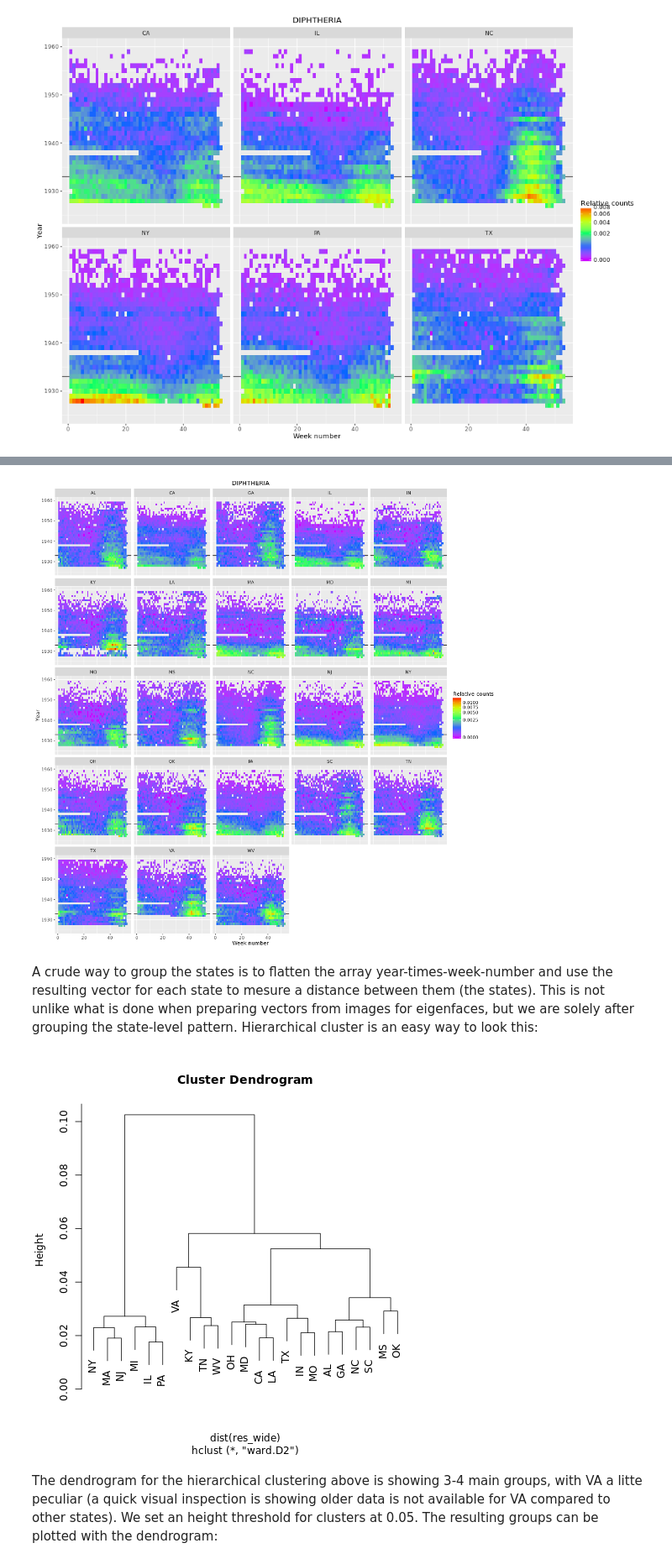
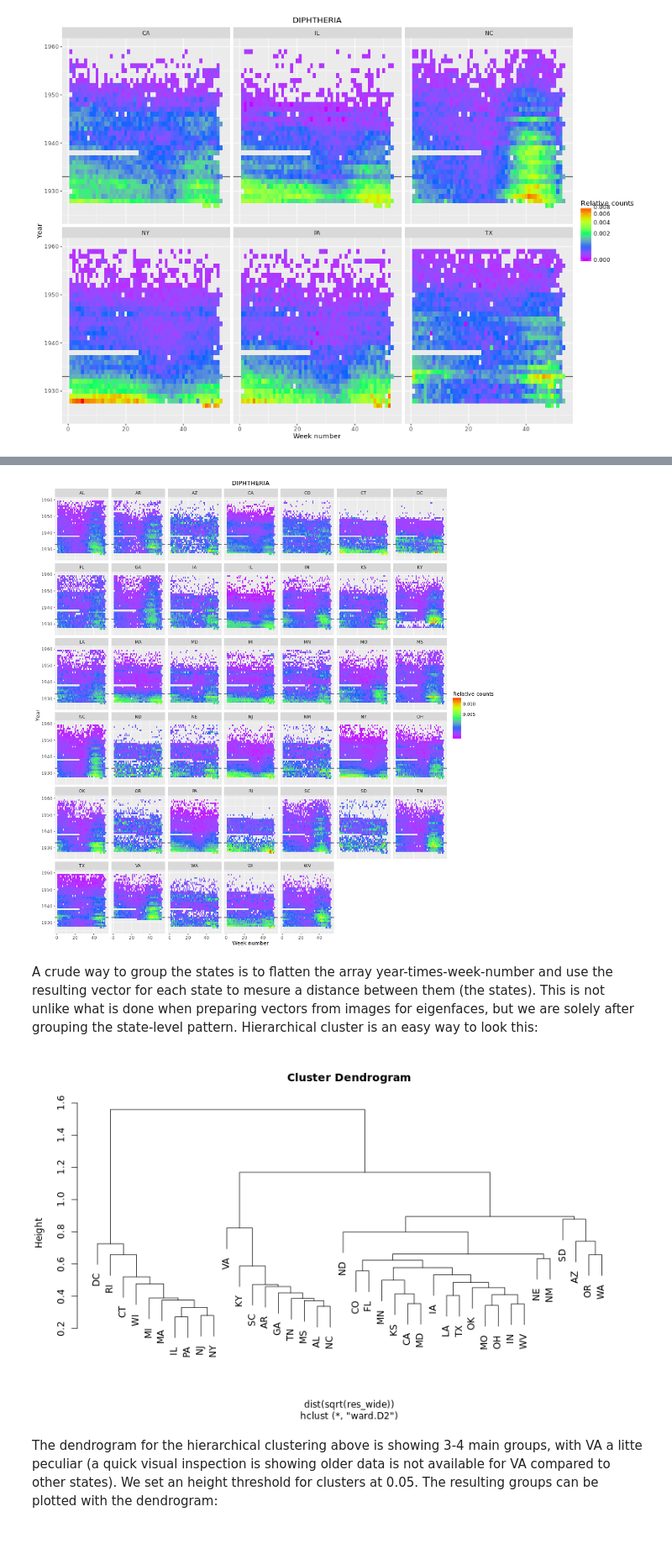
Before and after one commit to lgautier/project-tycho-utilities, a Jupyter notebook: notebook/measles_and_diphteria.ipynb, the cells around one changed output, grey strips where cells are left out. Shown at 84% size. Cells and saved outputs as stored; diff of their text form; code cells hidden in the pictures; blank space fills up the shorter version.

```diff
--- a/notebook/measles_and_diphteria.ipynb
+++ b/notebook/measles_and_diphteria.ipynb
@@ -149,8 +149,8 @@ The nice things about structure data is that a lot of the data extraction and pr
 # %%
 %%R
 
-build_dataf <- function(disease, topn=6) {
 
+get_locations_with_most_cases <- function(disease, topn=6, state_level=TRUE) {
   res <- casecount_tbl %>%
     dplyr::inner_join(disease_tbl, by=c("disease_id"="id")) %>%
     dplyr::filter(name==disease) %>%
@@ -161,20 +161,41 @@ build_dataf <- function(disease, topn=6) {
 
   top_locations <- res %>%
     dplyr::ungroup() %>%
-    dplyr::inner_join(location_tbl, by=c("location_id"="id")) %>%
-    dplyr::filter(is.na(city)) %>%
-    head(topn) %>%
-    collect()
+    dplyr::inner_join(location_tbl, by=c("location_id"="id"))
 
-  dataf <- res %>%
-    dplyr::filter(sumcount >= top_locations$sumcount[topn]) %>%
+  if (state_level) {
+    top_locations <- top_locations %>%
+                     dplyr::filter(is.na(city))
+  } else {
+    top_locations <- top_locations %>%
+                     dplyr::filter(!is.na(city))
+  }
+  top_locations <- top_locations %>%
+                   head(topn) %>%
+                   collect()
+  list(sumcount=res, top_locations=top_locations)
+}
+
+build_dataf <- function(disease, topn=6, state_level=TRUE) {
+
+  res <- get_locations_with_most_cases(disease, topn=topn, state_level=state_level)
+
+  dataf <- res$sumcount %>%
+    dplyr::filter(sumcount >= res$top_locations$sumcount[topn]) %>%
     dplyr::inner_join(casecount_tbl,
                       by=c("location_id"="location_id",
                            "disease_id"="disease_id"))
 
   # prepare data.frame for plot
+  if (state_level) {
+    dataf_pos <- dplyr::filter(location_tbl, is.na(city))
+  } else {
+    dataf_pos <- dplyr::filter(location_tbl, !is.na(city))
+  }
+
+
   dataf_plot <- dataf %>%
-      dplyr::inner_join(location_tbl, by=c("location_id"="id")) %>%
+      dplyr::inner_join(dataf_pos, by=c("location_id"="id")) %>%
       dplyr::collect() %>%
       dplyr::mutate(date=as.POSIXct(strptime(date_from, format="%Y-%m-%d")),
                     month = format(date, "%m"),
@@ -235,11 +269,11 @@ The two main groups of patterns can still be observed when looking at a larger n
 # %%
 %%R -w 1000 -h 1000
 
-dataf_plot <- build_dataf(disease, topn=32)
+dataf_plot <- build_dataf(disease, topn=40)
 p <- ggplot(dataf_plot %>%
             dplyr::filter(is.na(city))) +
        geom_hline(yintercept=1933) +
-       geom_tile(aes(x=weeknum, y=as.integer(year), fill=count/sumcount)) +
+       geom_tile(aes(x=weeknum, y=as.integer(year), fill=(count+1)/(sumcount+1))) +
        scale_fill_gradientn("Relative counts",
                             trans="sqrt", colors=rev(rainbow(5))) +
        scale_x_continuous("Week number") +
@@ -248,29 +282,29 @@ p <- ggplot(dataf_plot %>%
        ggtitle(disease)
 print(p)
 # %% [output]
-[figure, old version]
+[figure, new version]
 # %% [markdown]
 A crude way to group the states is to flatten the array year-times-week-number and use the resulting vector for each state to mesure a distance between them (the states). This is not unlike what is done when preparing vectors from images for eigenfaces, but we are solely after grouping the state-level pattern. Hierarchical cluster is an easy way to look this:
 # %%
-%%R
+%%R -w 800
 
 by_state <- dataf_plot %>%
             dplyr::filter(is.na(city), (as.integer(year) >= 1925) & (as.integer(year) <= 1960)) %>%
             dplyr::group_by(state)
 vmat <- function(d) {
     m <- matrix(0, nrow=1960-1925, ncol=54)
     idx <- as.matrix(d %>% dplyr::mutate(x=as.integer(year)-1925, y=weeknum+1) %>% select(x, y))
     m[idx] <- d$count/d$sumcount
     data.frame(value=c(m),i=seq(along=c(m)))
 }
 res_long <- by_state %>%
             dplyr::do(vmat(.))
 res_wide <- reshape2::acast(res_long, state~i, value.var="value")
 
-hc <- hclust(dist(res_wide), method="ward.D2")
+hc <- hclust(dist(sqrt(res_wide)), method="ward.D2")
 plot(hc)
 # %% [output]
-[figure, old version]
+[figure, new version]
 # %% [markdown]
 The dendrogram for the hierarchical clustering above is showing 3-4 main groups, with VA a litte peculiar (a quick visual inspection is showing older data is not available for VA compared to other states). We set an height threshold for clusters at 0.05. The resulting groups can be plotted with the dendrogram:
 # %%
```
Also changed, not shown: parts of 16 cells of this notebook.
